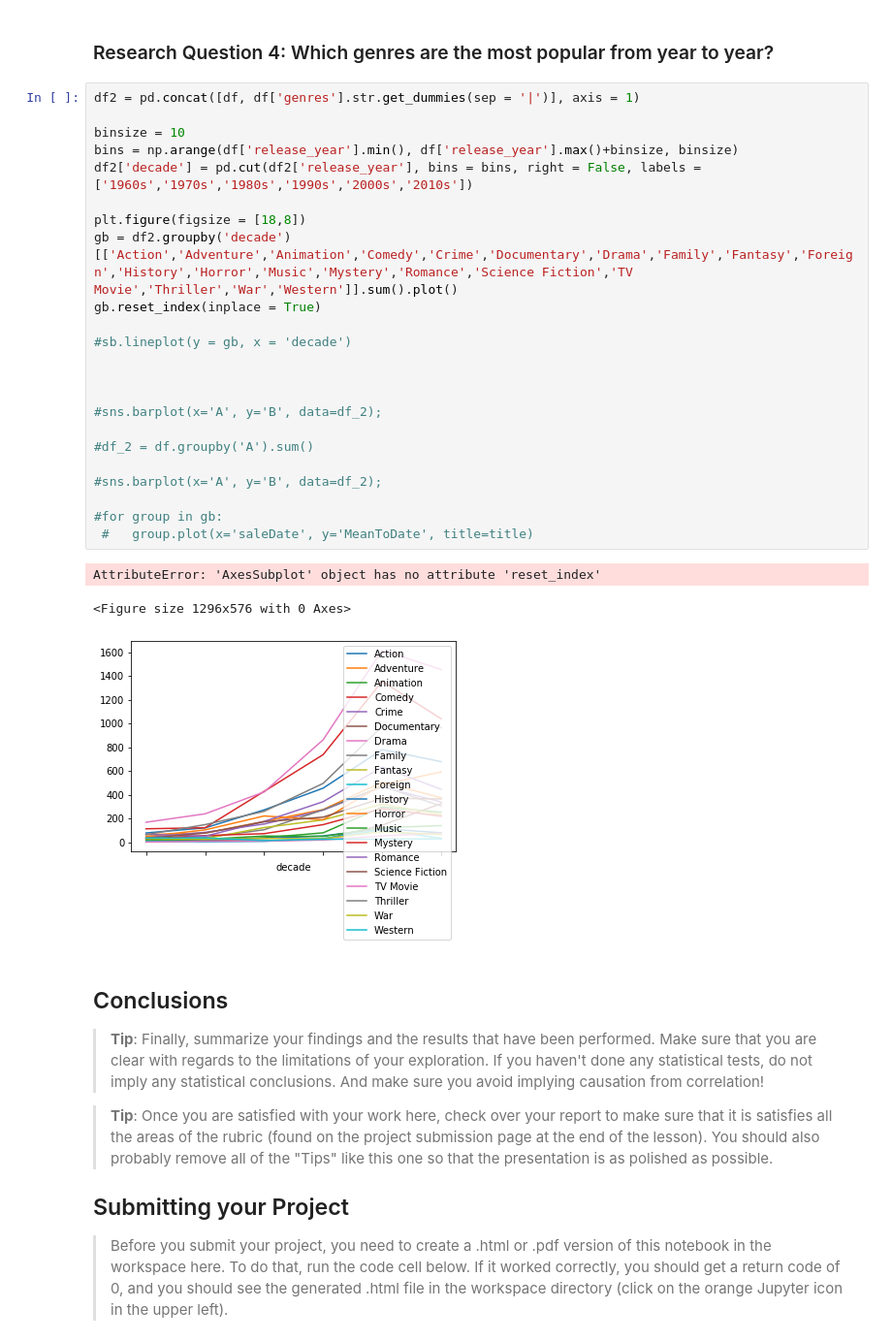
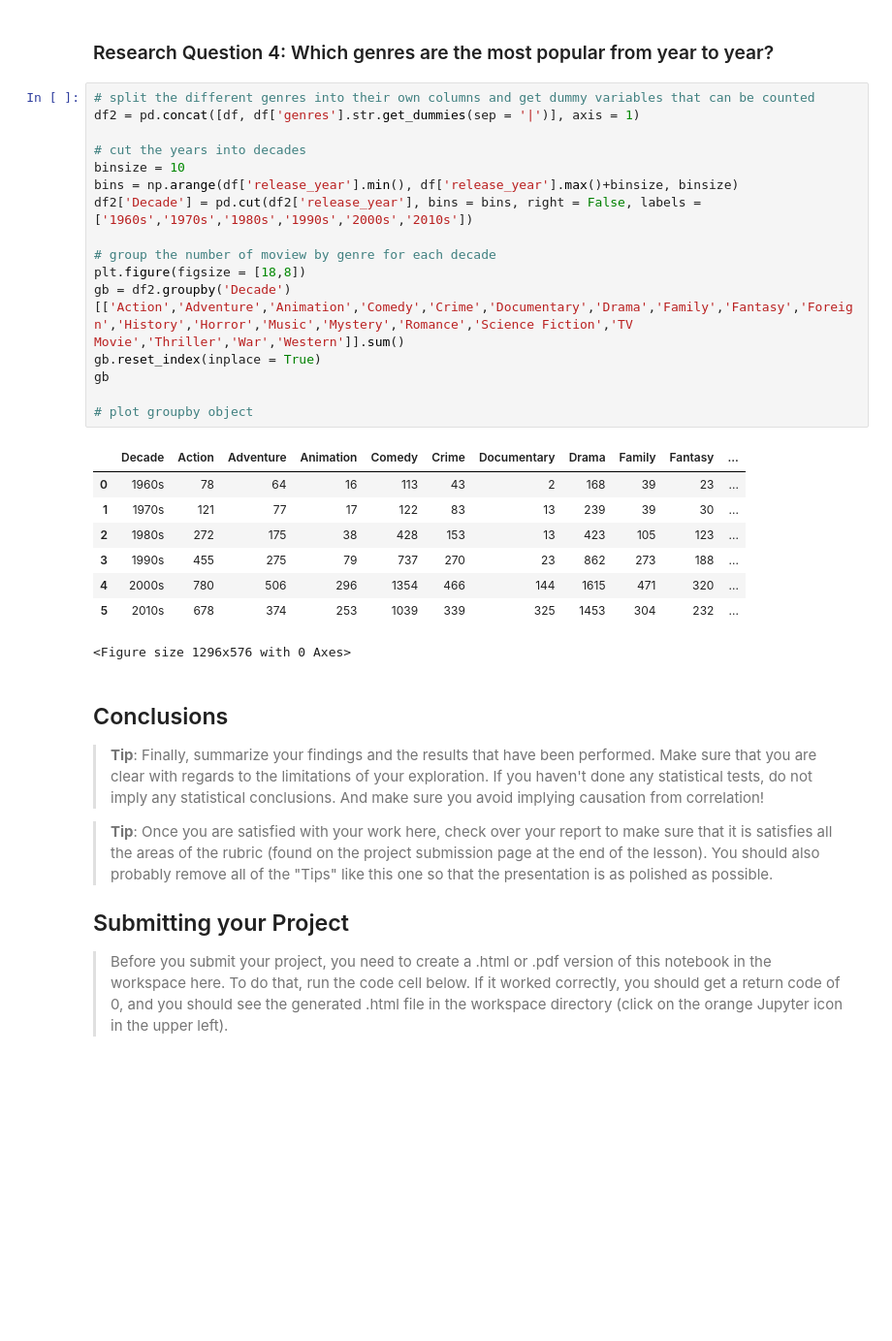
Before and after one commit to basharc77/movie-viewership-changes, a Jupyter notebook: Investigate_a_Dataset.ipynb, the cells around one changed output. Shown at 97% size. Drawn from its saved outputs; the diff is of its cells as text; blank space fills up the shorter version.

```diff
--- a/Investigate_a_Dataset.ipynb
+++ b/Investigate_a_Dataset.ipynb
@@ -160,32 +160,30 @@ plt.show()
 # %% [markdown]
 ### Research Question 4: Which genres are the most popular from year to year?
 # %%
+# split the different genres into their own columns and get dummy variables that can be counted
 df2 = pd.concat([df, df['genres'].str.get_dummies(sep = '|')], axis = 1)
 
+# cut the years into decades
 binsize = 10
 bins = np.arange(df['release_year'].min(), df['release_year'].max()+binsize, binsize)
-df2['decade'] = pd.cut(df2['release_year'], bins = bins, right = False, labels = ['1960s','1970s','1980s','1990s','2000s','2010s'])
+df2['Decade'] = pd.cut(df2['release_year'], bins = bins, right = False, labels = ['1960s','1970s','1980s','1990s','2000s','2010s'])
 
+# group the number of moview by genre for each decade
 plt.figure(figsize = [18,8])
-gb = df2.groupby('decade')[['Action','Adventure','Animation','Comedy','Crime','Documentary','Drama','Family','Fantasy','Foreign','History','Horror','Music','Mystery','Romance','Science Fiction','TV Movie','Thriller','War','Western']].sum().plot()
+gb = df2.groupby('Decade')[['Action','Adventure','Animation','Comedy','Crime','Documentary','Drama','Family','Fantasy','Foreign','History','Horror','Music','Mystery','Romance','Science Fiction','TV Movie','Thriller','War','Western']].sum()
 gb.reset_index(inplace = True)
+gb
 
-#sb.lineplot(y = gb, x = 'decade')
-
-
-
-#sns.barplot(x='A', y='B', data=df_2);
-
-#df_2 = df.groupby('A').sum()
-
-#sns.barplot(x='A', y='B', data=df_2);
-
-#for group in gb:
- #   group.plot(x='saleDate', y='MeanToDate', title=title)
+# plot groupby object
 # %% [output]
+|  | Decade | Action | Adventure | Animation | Comedy | Crime | Documentary | Drama | Family | Fantasy | ... |
+| 0 | 1960s | 78 | 64 | 16 | 113 | 43 | 2 | 168 | 39 | 23 | ... |
+| 1 | 1970s | 121 | 77 | 17 | 122 | 83 | 13 | 239 | 39 | 30 | ... |
+| 2 | 1980s | 272 | 175 | 38 | 428 | 153 | 13 | 423 | 105 | 123 | ... |
+| 3 | 1990s | 455 | 275 | 79 | 737 | 270 | 23 | 862 | 273 | 188 | ... |
+| 4 | 2000s | 780 | 506 | 296 | 1354 | 466 | 144 | 1615 | 471 | 320 | ... |
+| 5 | 2010s | 678 | 374 | 253 | 1039 | 339 | 325 | 1453 | 304 | 232 | ... |
-AttributeError: 'AxesSubplot' object has no attribute 'reset_index'
+<Figure size 1296x576 with 0 Axes>
-<Figure size 1296x576 with 0 Axes>
-[figure, removed]
 # %% [markdown]
 <a id='conclusions'></a>
 ## Conclusions
```
Also changed, not shown: parts of 1 cell of this notebook, 1 other file.
